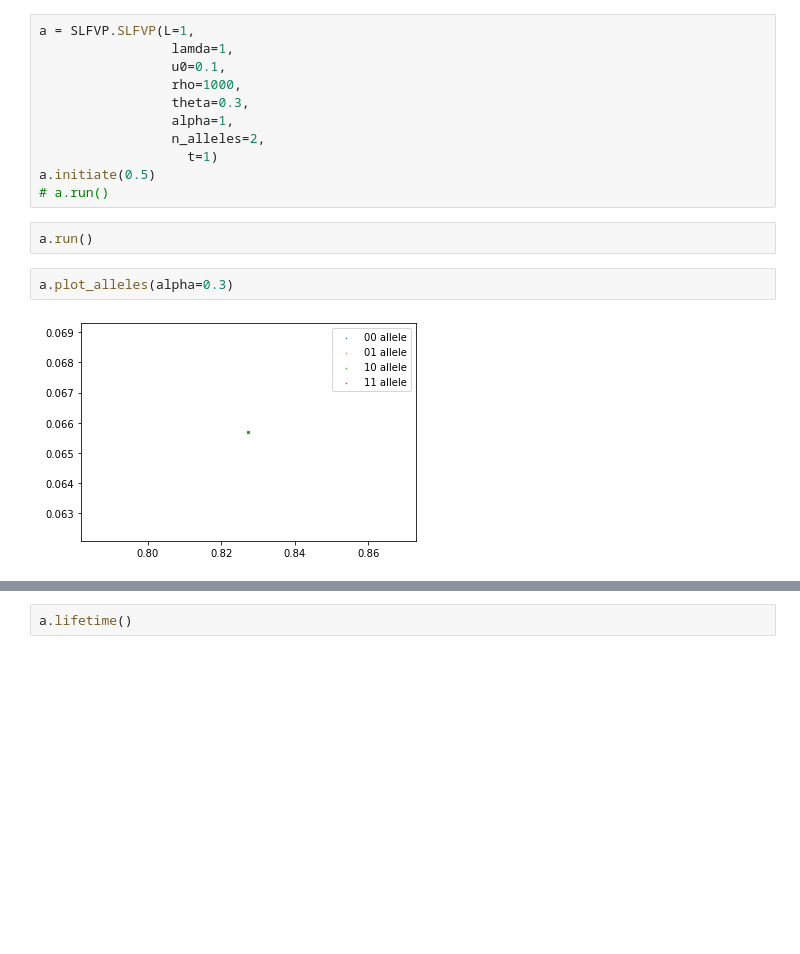
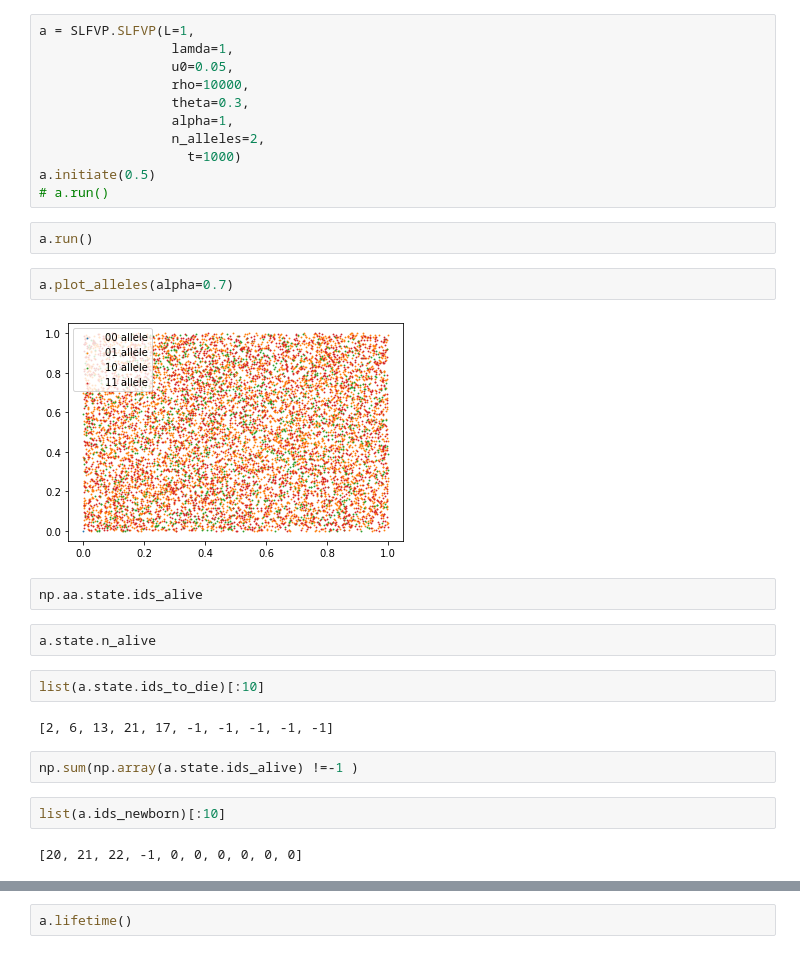
Before and after one commit to Genomics-HSE/slfvp, a Jupyter notebook: Untitled.ipynb, the cells around one changed output, grey strips where cells are left out. Saved outputs shown, nothing was run; the diff lists cells and outputs as text; blank space fills up the shorter version.

Commit message:
first working update
Number of alive units is frozen but it can be fixed

```diff
--- a/Untitled.ipynb
+++ b/Untitled.ipynb
@@ -10,17 +18,31 @@ ModuleNotFoundError: No module named 'SLFVP'
 # %%
 a = SLFVP.SLFVP(L=1,
                  lamda=1,
-                 u0=0.1,
-                 rho=1000,
+                 u0=0.05,
+                 rho=10000,
                  theta=0.3,
                  alpha=1,
                  n_alleles=2,
-                   t=1)
+                   t=1000)
 a.initiate(0.5)
 # a.run()
 # %%
 a.run()
 # %%
-a.plot_alleles(alpha=0.3)
+a.plot_alleles(alpha=0.7)
 # %% [output]
-[figure, old version]
+[figure, new version]
+# %%
+np.aa.state.ids_alive
+# %%
+a.state.n_alive
+# %%
+list(a.state.ids_to_die)[:10]
+# %% [output]
+[2, 6, 13, 21, 17, -1, -1, -1, -1, -1]
+# %%
+np.sum(np.array(a.state.ids_alive) !=-1 )
+# %%
+list(a.ids_newborn)[:10]
+# %% [output]
+[20, 21, 22, -1, 0, 0, 0, 0, 0, 0]
```
Also changed, not shown: parts of 5 cells of this notebook, 8 other files.
